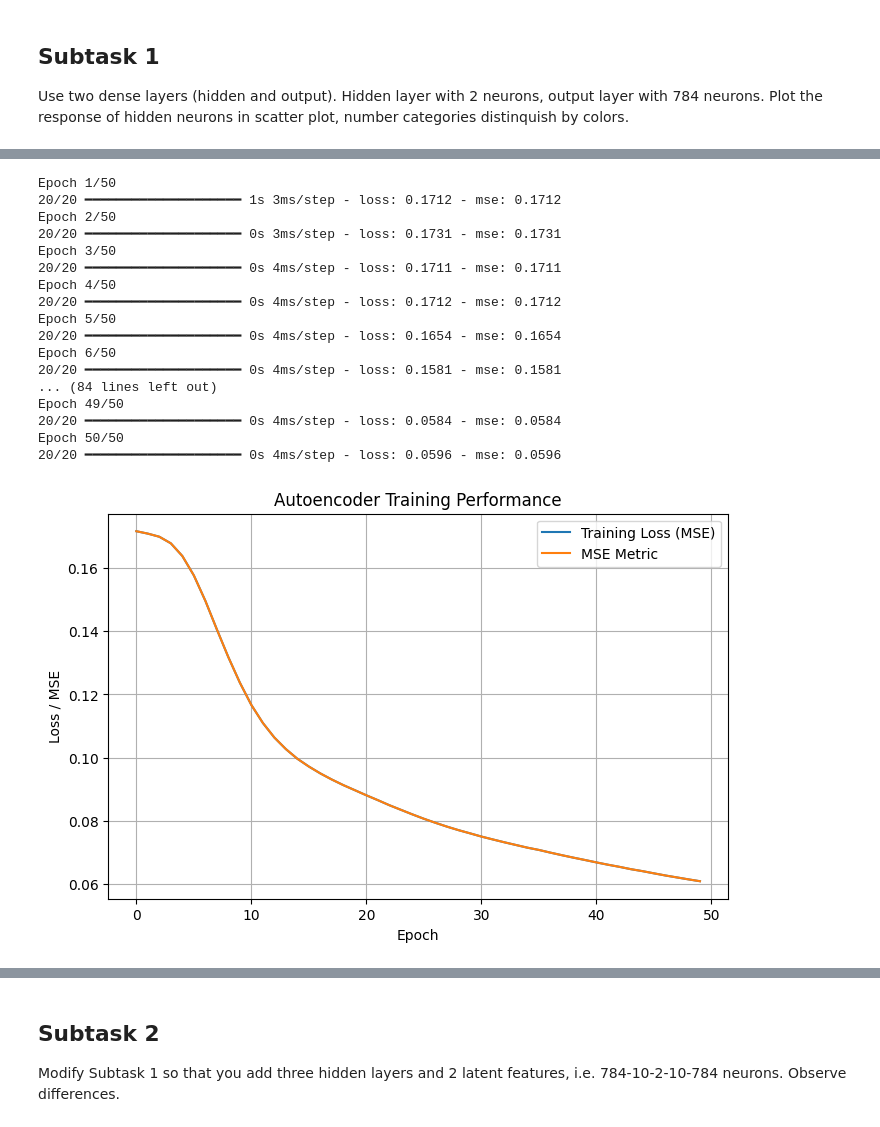
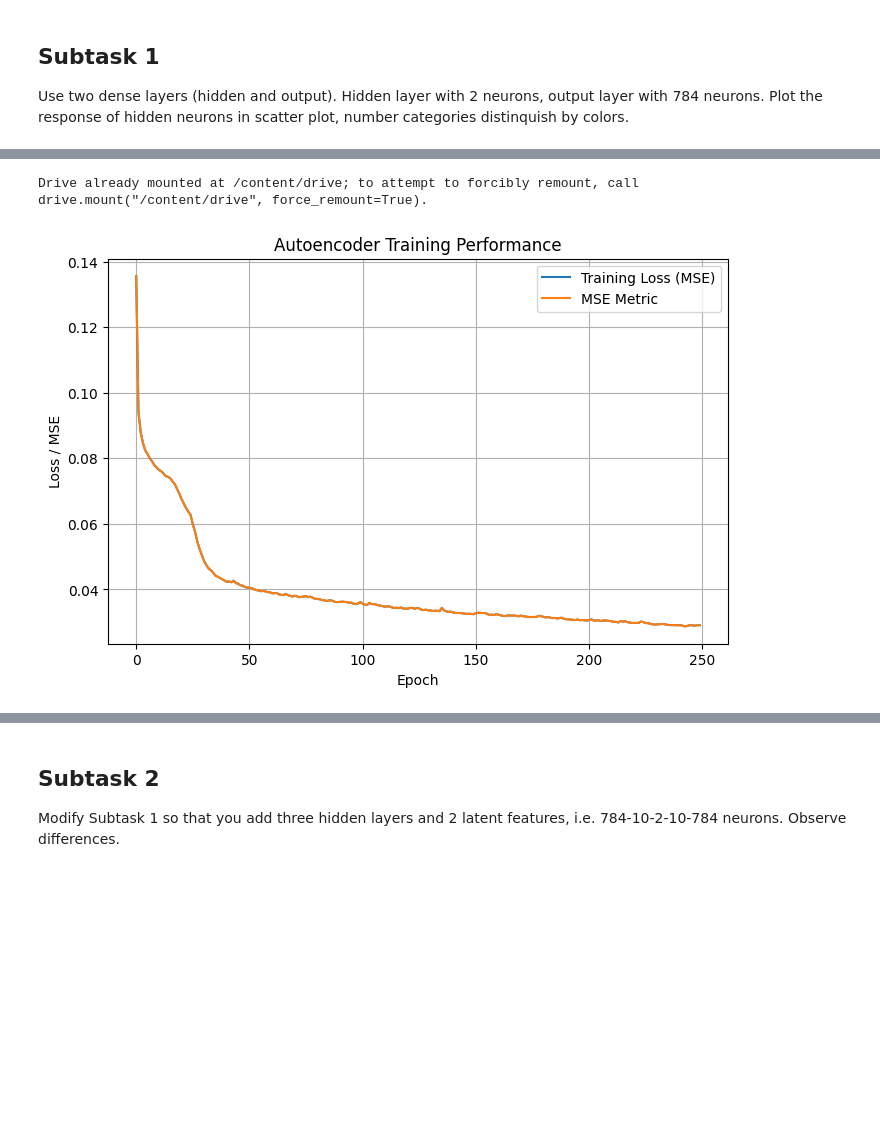
Before and after one commit to tushargarg18/Computational_Intelligence, a Jupyter notebook: lab3_stud.ipynb, the cells around one changed output, grey strips where cells are left out. Saved outputs shown, nothing was run; the diff lists cells and outputs as text; code cells hidden in the pictures; blank space fills up the shorter version.

```diff
--- a/lab3_stud.ipynb
+++ b/lab3_stud.ipynb
@@ -223,0 +230,19 @@ t_x = np.array(t_x, dtype=np.float32)/255.0
+# %%
+import numpy as np
+import random as rnd
+
+t_x = []
+t_y = []
+
+idx_list = {c: np.where(train_images == c)[0] for c in range(3)}
+
+for c in range(3):
+  selected_idx = rnd.sample(list(idx_list[c]), 100)
+  for idx in selected_idx:
+    t_x += [np.ndarray.flatten(train_images[idx])]
+    t_y += [train_labels[idx]]
+
+t_x = np.array(t_x, dtype=np.float32)/255.0
+
+print(len(t_x))
+print(len(t_y))
@@ -277,12 +305,19 @@ t_x = np.array(t_x, dtype=np.float32)/255.0
 # plt.ylabel('Hidden neuron 2')
 # plt.show()
 # %%
-model = tf.keras.Sequential()
-model.add(tf.keras.layers.Input((784,)))
-model.add(tf.keras.layers.Dense(64, activation = "relu"))
-model.add(tf.keras.layers.Dense(32, activation = "relu"))
-model.add(tf.keras.layers.Dense(64, activation = "relu"))
-model.add(tf.keras.layers.Dense(784, activation = "sigmoid")) # test sigmoid
+model = tf.keras.Sequential([
+    tf.keras.layers.Input((784,)),
+
+    # Encoder
+    tf.keras.layers.Dense(256, activation="relu"),
+    tf.keras.layers.Dense(64, activation="relu"),
+    tf.keras.layers.Dense(2, activation="relu"),  # bottleneck
+
+    # Decoder
+    tf.keras.layers.Dense(64, activation="relu"),
+    tf.keras.layers.Dense(256, activation="relu"),
+    tf.keras.layers.Dense(784, activation="sigmoid")  # output
+])
 
 model.summary()
 # %% [output]
@@ -303,42 +342,29 @@ Model: "sequential_14"
  Non-trainable params: 0 (0.00 B)
+# %%
+from google import colab
+colab.drive.mount('/content/drive')
+# %% [output]
+Drive already mounted at /content/drive; to attempt to forcibly remount, call drive.mount("/content/drive", force_remount=True).
 # %%
-model.compile(optimizer = tf.keras.optimizers.Adam(learning_rate=0.00005), loss = "mse", metrics = ["mse"])
+model.compile(optimizer = tf.keras.optimizers.Adam(learning_rate=0.0005), loss = "mse", metrics = ["mse"])
 
-
-hist = model.fit(t_x, t_x, epochs=50, batch_size=10, shuffle = True)
+hist = model.fit(t_x, t_x, epochs=250, batch_size=10, shuffle = True, verbose = False)
 model.save('/content/drive/MyDrive/Colab Notebooks/ae_model.keras')
 
 # Plot training loss and MSE
 plt.figure(figsize=(8,5))
 plt.plot(hist.history['loss'], label='Training Loss (MSE)')
 if 'mse' in hist.history:
     plt.plot(hist.history['mse'], label='MSE Metric')
 
 plt.title('Autoencoder Training Performance')
 plt.xlabel('Epoch')
 plt.ylabel('Loss / MSE')
 plt.legend()
 plt.grid(True)
 plt.show()
 # %% [output]
-Epoch 1/50
-20/20 ━━━━━━━━━━━━━━━━━━━━ 1s 3ms/step - loss: 0.1712 - mse: 0.1712
-Epoch 2/50
-20/20 ━━━━━━━━━━━━━━━━━━━━ 0s 3ms/step - loss: 0.1731 - mse: 0.1731
-Epoch 3/50
-20/20 ━━━━━━━━━━━━━━━━━━━━ 0s 4ms/step - loss: 0.1711 - mse: 0.1711
-Epoch 4/50
-20/20 ━━━━━━━━━━━━━━━━━━━━ 0s 4ms/step - loss: 0.1712 - mse: 0.1712
-Epoch 5/50
-20/20 ━━━━━━━━━━━━━━━━━━━━ 0s 4ms/step - loss: 0.1654 - mse: 0.1654
-Epoch 6/50
-20/20 ━━━━━━━━━━━━━━━━━━━━ 0s 4ms/step - loss: 0.1581 - mse: 0.1581
-... (84 lines left out)
-Epoch 49/50
-20/20 ━━━━━━━━━━━━━━━━━━━━ 0s 4ms/step - loss: 0.0584 - mse: 0.0584
-Epoch 50/50
-20/20 ━━━━━━━━━━━━━━━━━━━━ 0s 4ms/step - loss: 0.0596 - mse: 0.0596
-[figure, old version]
+[figure, new version]
 # %%
 import matplotlib.pyplot as plt
 
```
Also changed, not shown: parts of 15 cells of this notebook.
